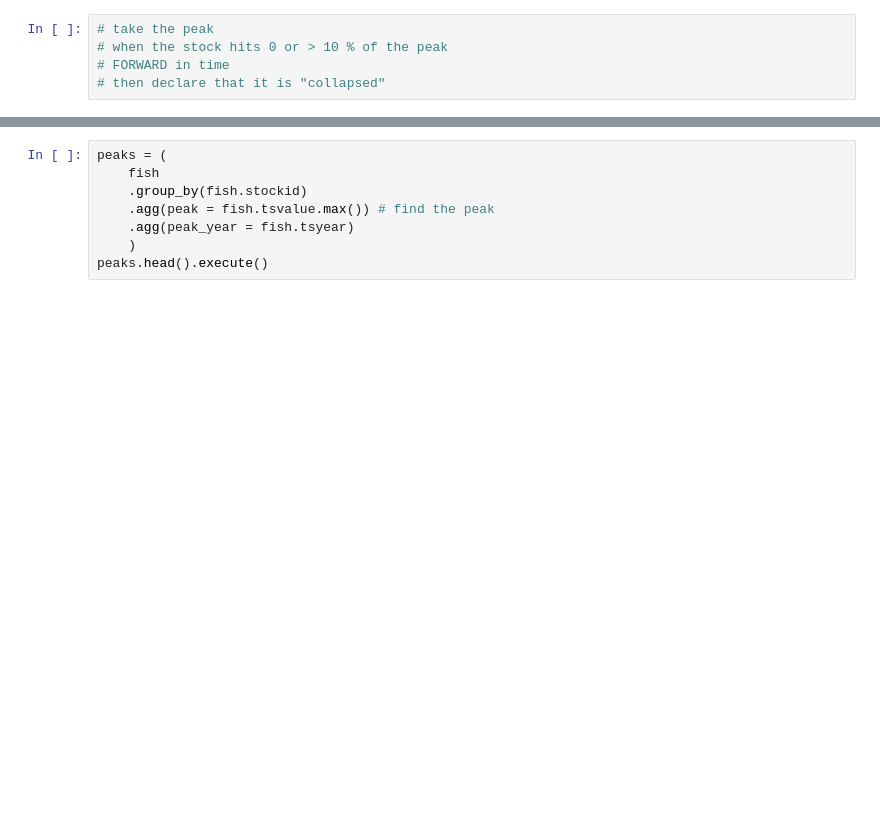
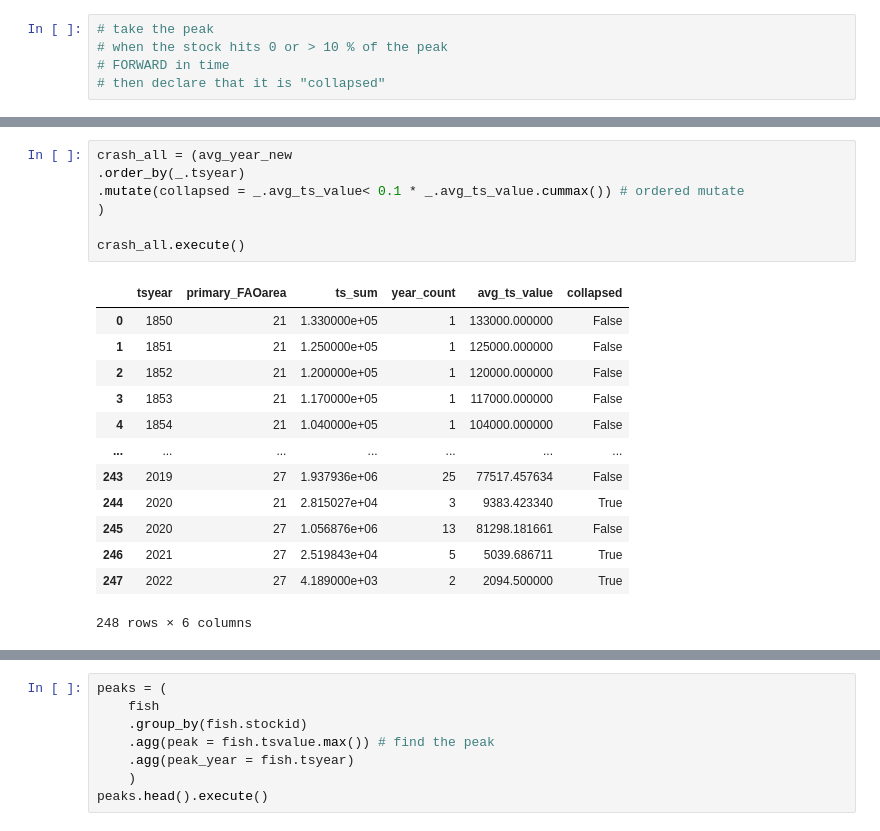
Before and after one commit to espm-288/fish-a_team_fish, a Jupyter notebook: notebook.ipynb, the cells around one changed output, grey strips where cells are left out. Saved outputs shown, nothing was run; the diff lists cells and outputs as text; blank space fills up the shorter version.

```diff
--- a/notebook.ipynb
+++ b/notebook.ipynb
@@ -183,0 +252,21 @@ We seek to replicate the temporal trend in stock declines shown in [Worm et al 2
+# %%
+crash_all = (avg_year_new
+.order_by(_.tsyear)
+.mutate(collapsed = _.avg_ts_value< 0.1 * _.avg_ts_value.cummax()) # ordered mutate
+)
+
+crash_all.execute()
+# %% [output]
+|  | tsyear | primary_FAOarea | ts_sum | year_count | avg_ts_value | collapsed |
+| 0 | 1850 | 21 | 1.330000e+05 | 1 | 133000.000000 | False |
+| 1 | 1851 | 21 | 1.250000e+05 | 1 | 125000.000000 | False |
+| 2 | 1852 | 21 | 1.200000e+05 | 1 | 120000.000000 | False |
+| 3 | 1853 | 21 | 1.170000e+05 | 1 | 117000.000000 | False |
+| 4 | 1854 | 21 | 1.040000e+05 | 1 | 104000.000000 | False |
+| ... | ... | ... | ... | ... | ... | ... |
+| 243 | 2019 | 27 | 1.937936e+06 | 25 | 77517.457634 | False |
+| 244 | 2020 | 21 | 2.815027e+04 | 3 | 9383.423340 | True |
+| 245 | 2020 | 27 | 1.056876e+06 | 13 | 81298.181661 | False |
+| 246 | 2021 | 27 | 2.519843e+04 | 5 | 5039.686711 | True |
+| 247 | 2022 | 27 | 4.189000e+03 | 2 | 2094.500000 | True |
+248 rows × 6 columns
```
Also changed, not shown: parts of 9 cells of this notebook.
